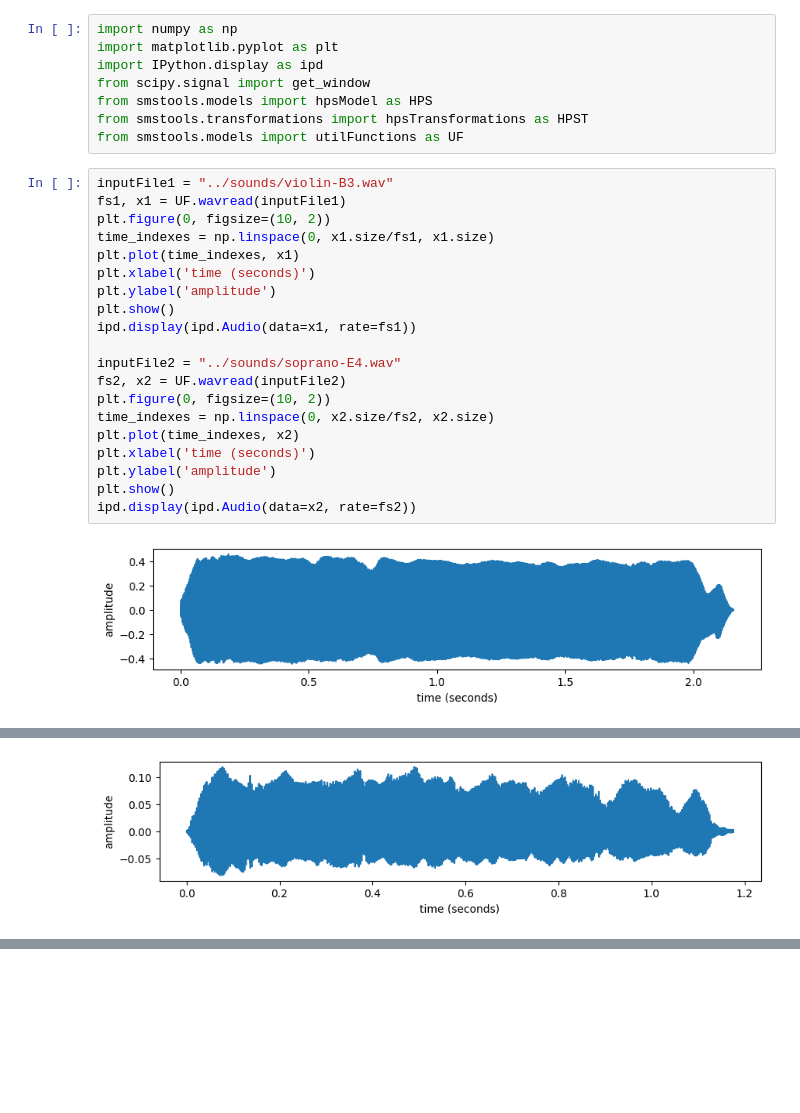
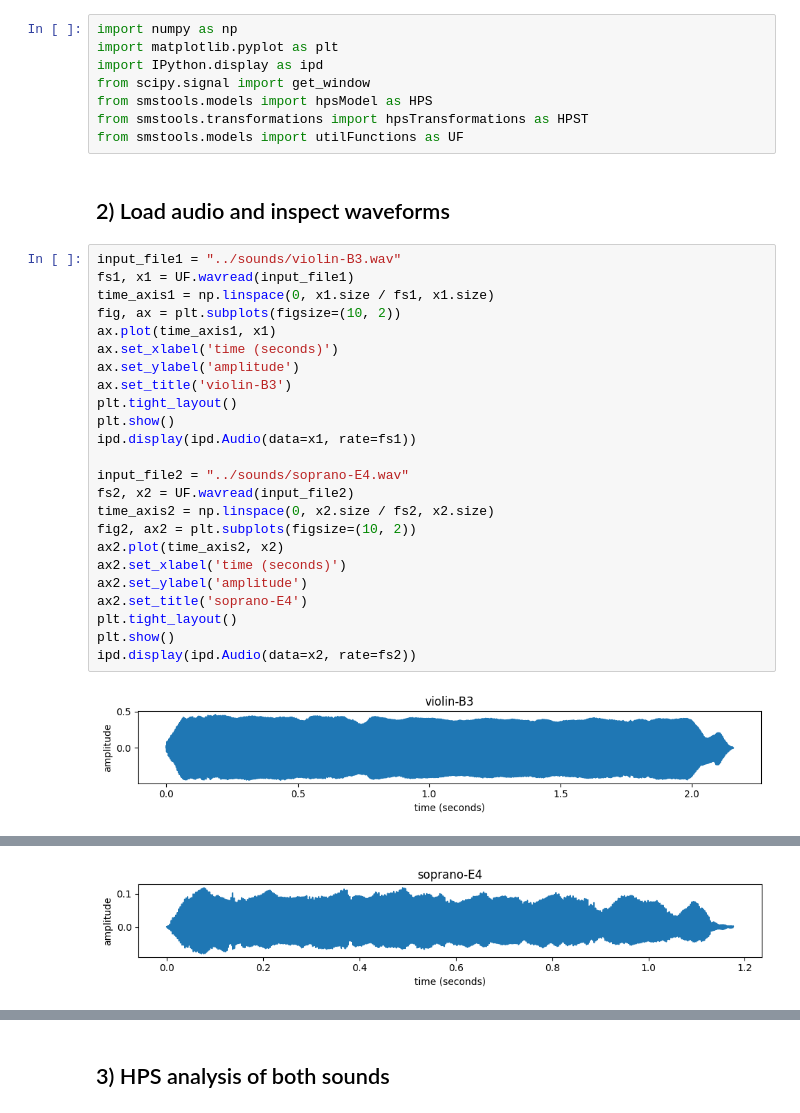
Before and after one commit to MTG/sms-tools-materials, a Jupyter notebook: examples/hps-morph-examples.ipynb, the cells around one changed output, grey strips where cells are left out. Saved outputs shown, nothing was run; the diff lists cells and outputs as text; blank space fills up the shorter version.

```diff
--- a/examples/hps-morph-examples.ipynb
+++ b/examples/hps-morph-examples.ipynb
@@ -6,29 +15,37 @@ from scipy.signal import get_window
 from smstools.models import hpsModel as HPS
 from smstools.transformations import hpsTransformations as HPST
 from smstools.models import utilFunctions as UF
+# %% [markdown]
+## 2) Load audio and inspect waveforms
 # %%
-inputFile1 = "../sounds/violin-B3.wav"
-fs1, x1 = UF.wavread(inputFile1)
-plt.figure(0, figsize=(10, 2))
-time_indexes = np.linspace(0, x1.size/fs1, x1.size)
-plt.plot(time_indexes, x1)
-plt.xlabel('time (seconds)')
-plt.ylabel('amplitude')
+input_file1 = "../sounds/violin-B3.wav"
+fs1, x1 = UF.wavread(input_file1)
+time_axis1 = np.linspace(0, x1.size / fs1, x1.size)
+fig, ax = plt.subplots(figsize=(10, 2))
+ax.plot(time_axis1, x1)
+ax.set_xlabel('time (seconds)')
+ax.set_ylabel('amplitude')
+ax.set_title('violin-B3')
+plt.tight_layout()
 plt.show()
 ipd.display(ipd.Audio(data=x1, rate=fs1))
 
-inputFile2 = "../sounds/soprano-E4.wav"
-fs2, x2 = UF.wavread(inputFile2)
-plt.figure(0, figsize=(10, 2))
-time_indexes = np.linspace(0, x2.size/fs2, x2.size)
-plt.plot(time_indexes, x2)
-plt.xlabel('time (seconds)')
-plt.ylabel('amplitude')
+input_file2 = "../sounds/soprano-E4.wav"
+fs2, x2 = UF.wavread(input_file2)
+time_axis2 = np.linspace(0, x2.size / fs2, x2.size)
+fig2, ax2 = plt.subplots(figsize=(10, 2))
+ax2.plot(time_axis2, x2)
+ax2.set_xlabel('time (seconds)')
+ax2.set_ylabel('amplitude')
+ax2.set_title('soprano-E4')
+plt.tight_layout()
 plt.show()
 ipd.display(ipd.Audio(data=x2, rate=fs2))
 # %% [output]
-[figure, old version]
+[figure, new version]
 [interactive output not drawn]
-[figure, old version]
+[figure, new version]
 [interactive output not drawn]
+# %% [markdown]
+## 3) HPS analysis of both sounds
 # %%
```
Also changed, not shown: parts of 4 cells of this notebook, 14 other files.
